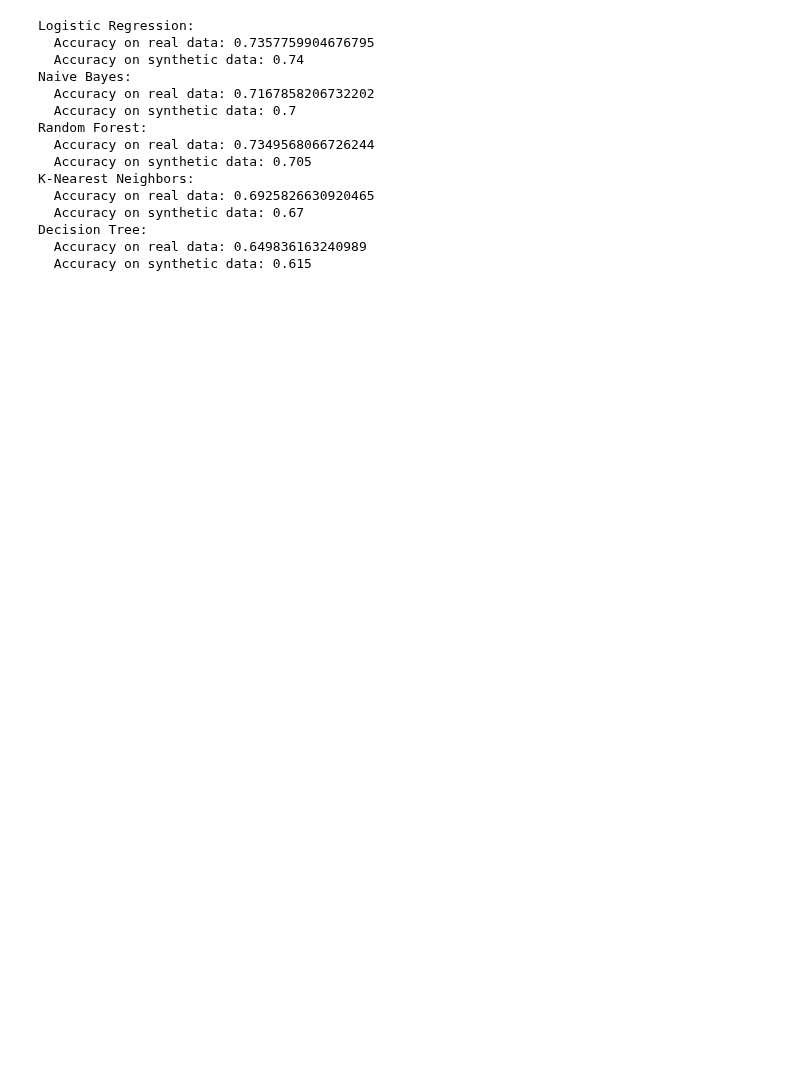
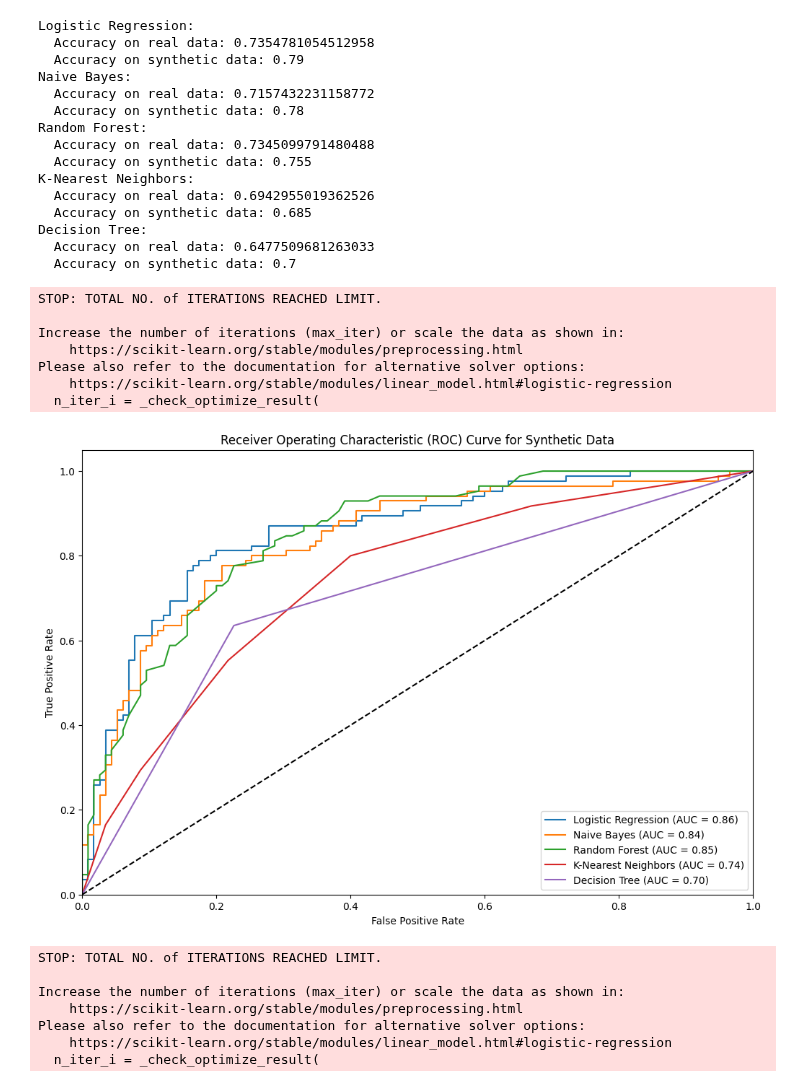
Before and after one commit to tarikibrahimovic/Diabetes-Prediction, a Jupyter notebook: gan.ipynb, the cells around one changed output. Cells and saved outputs as stored; diff of their text form; code cells hidden in the pictures; blank space fills up the shorter version.

Commit message:
project ended, generated confusion matrixs and ROC curve

```diff
--- a/gan.ipynb
+++ b/gan.ipynb
@@ -85,6 +85,9 @@ from sklearn.ensemble import RandomForestClassifier
 from sklearn.neighbors import KNeighborsClassifier
 from sklearn.tree import DecisionTreeClassifier
 from sklearn.metrics import accuracy_score
+import matplotlib.pyplot as plt
+from sklearn.metrics import accuracy_score, roc_curve, auc, confusion_matrix, ConfusionMatrixDisplay
+
 
 X_real = real_data.drop('Diabetes_binary', axis=1)
 y_real = real_data['Diabetes_binary']
@@ -106,42 +109,95 @@ models = [
 for name, model in models:
     model.fit(X_train_real, y_train_real)
     y_pred_real = model.predict(X_test_real)
     accuracy_real = accuracy_score(y_test_real, y_pred_real)
 
     model.fit(X_train_synthetic, y_train_synthetic)
     y_pred_synthetic = model.predict(X_test_synthetic)
     accuracy_synthetic = accuracy_score(y_test_synthetic, y_pred_synthetic)
 
     print(f"{name}:")
     print(f"  Accuracy on real data: {accuracy_real}")
     print(f"  Accuracy on synthetic data: {accuracy_synthetic}")
+
+plt.figure(figsize=(12, 8))
+
+for name, model in models:
+    model.fit(X_train_synthetic, y_train_synthetic)
+
+    y_proba_synthetic = model.predict_proba(X_test_synthetic)[:, 1]
+
+    fpr, tpr, _ = roc_curve(y_test_synthetic, y_proba_synthetic)
+    roc_auc = auc(fpr, tpr)
+
+    plt.plot(fpr, tpr, label=f'{name} (AUC = {roc_auc:.2f})')
+
+plt.plot([0, 1], [0, 1], 'k--')
+plt.xlim([0.0, 1.0])
+plt.ylim([0.0, 1.05])
+plt.xlabel('False Positive Rate')
+plt.ylabel('True Positive Rate')
+plt.title('Receiver Operating Characteristic (ROC) Curve for Synthetic Data')
+plt.legend(loc="lower right")
+plt.show()
+
+# Plotting confusion matrix for each model on synthetic data
+for name, model in models:
+    # Train the model on synthetic data
+    model.fit(X_train_synthetic, y_train_synthetic)
+
+    # Predict on synthetic test data
+    y_pred_synthetic = model.predict(X_test_synthetic)
+
+    # Compute confusion matrix
+    cm = confusion_matrix(y_test_synthetic, y_pred_synthetic)
+
+    # Display confusion matrix
+    disp = ConfusionMatrixDisplay(confusion_matrix=cm, display_labels=model.classes_)
+    disp.plot(cmap=plt.cm.Blues)
+    plt.title(f'Confusion Matrix for {name} on Synthetic Data')
+    plt.show()
 # %% [output]
 STOP: TOTAL NO. of ITERATIONS REACHED LIMIT.
 
 Increase the number of iterations (max_iter) or scale the data as shown in:
     https://scikit-learn.org/stable/modules/preprocessing.html
 Please also refer to the documentation for alternative solver options:
     https://scikit-learn.org/stable/modules/linear_model.html#logistic-regression
   n_iter_i = _check_optimize_result(
 STOP: TOTAL NO. of ITERATIONS REACHED LIMIT.
 
 Increase the number of iterations (max_iter) or scale the data as shown in:
     https://scikit-learn.org/stable/modules/preprocessing.html
 Please also refer to the documentation for alternative solver options:
     https://scikit-learn.org/stable/modules/linear_model.html#logistic-regression
   n_iter_i = _check_optimize_result(
 Logistic Regression:
-  Accuracy on real data: 0.7357759904676795
-  Accuracy on synthetic data: 0.74
+  Accuracy on real data: 0.7354781054512958
+  Accuracy on synthetic data: 0.79
 Naive Bayes:
-  Accuracy on real data: 0.7167858206732202
+  Accuracy on real data: 0.7157432231158772
+  Accuracy on synthetic data: 0.78
+Random Forest:
+  Accuracy on real data: 0.7345099791480488
+  Accuracy on synthetic data: 0.755
+K-Nearest Neighbors:
+  Accuracy on real data: 0.6942955019362526
+  Accuracy on synthetic data: 0.685
+Decision Tree:
+  Accuracy on real data: 0.6477509681263033
   Accuracy on synthetic data: 0.7
-Random Forest:
-  Accuracy on real data: 0.7349568066726244
-  Accuracy on synthetic data: 0.705
-K-Nearest Neighbors:
-  Accuracy on real data: 0.6925826630920465
-  Accuracy on synthetic data: 0.67
-Decision Tree:
-  Accuracy on real data: 0.649836163240989
-  Accuracy on synthetic data: 0.615
+STOP: TOTAL NO. of ITERATIONS REACHED LIMIT.
+
+Increase the number of iterations (max_iter) or scale the data as shown in:
+    https://scikit-learn.org/stable/modules/preprocessing.html
+Please also refer to the documentation for alternative solver options:
+    https://scikit-learn.org/stable/modules/linear_model.html#logistic-regression
+  n_iter_i = _check_optimize_result(
+[figure, added]
+STOP: TOTAL NO. of ITERATIONS REACHED LIMIT.
+
+Increase the number of iterations (max_iter) or scale the data as shown in:
+    https://scikit-learn.org/stable/modules/preprocessing.html
+Please also refer to the documentation for alternative solver options:
+    https://scikit-learn.org/stable/modules/linear_model.html#logistic-regression
+  n_iter_i = _check_optimize_result(
```
Also changed, not shown: parts of 3 cells of this notebook, 2 other files.
